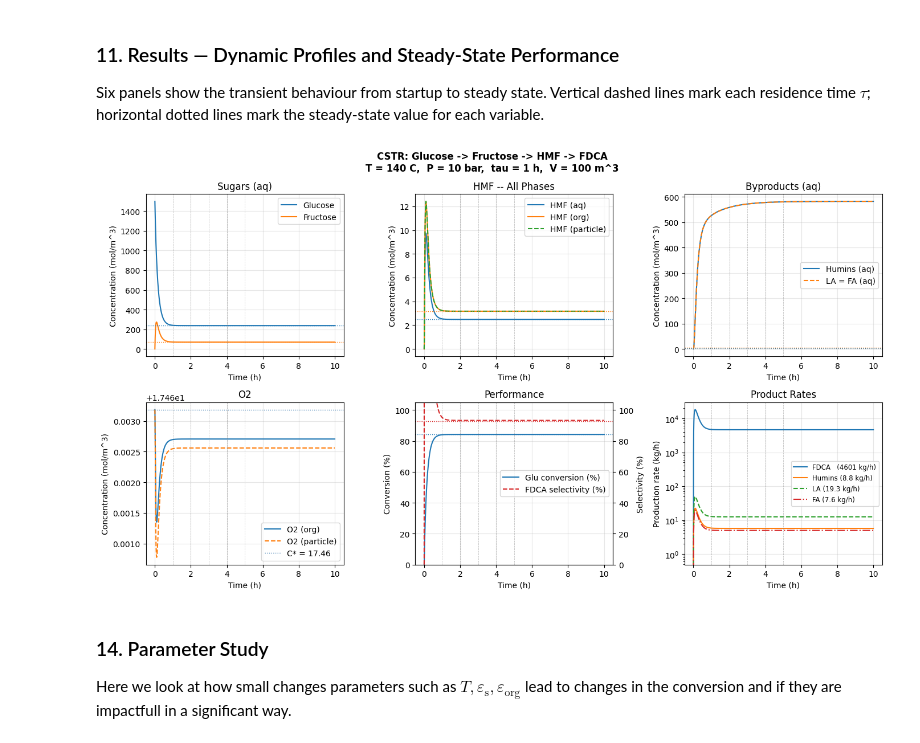
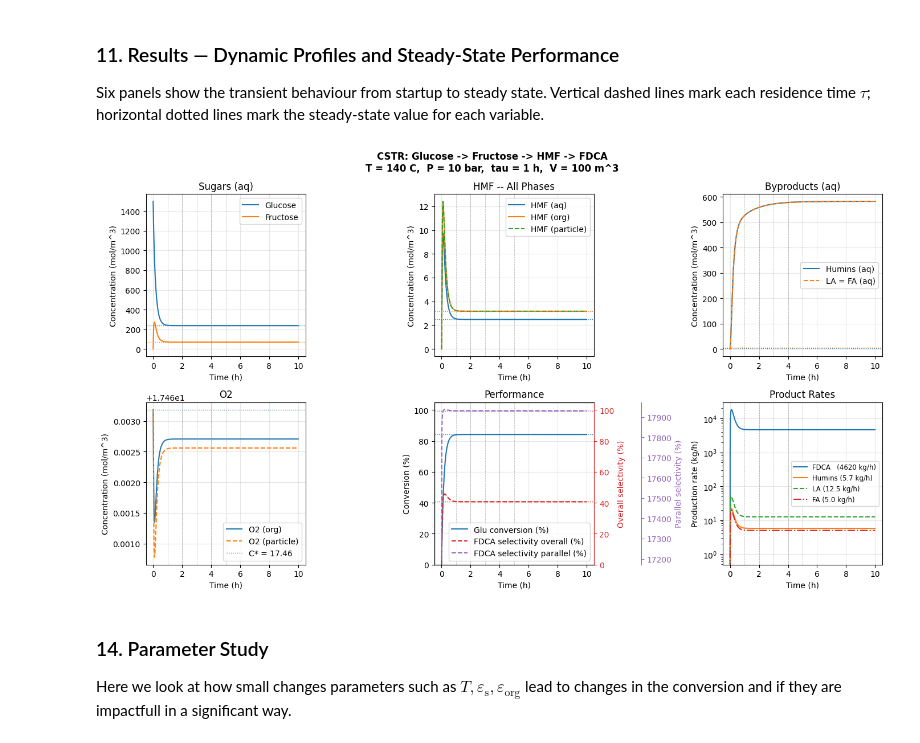
Before and after one commit to TorchSquarer/ACRE_final_assignment, a Jupyter notebook: CSTR_RDS_ODEs.ipynb, the cells around one changed output. Cells and saved outputs as stored; diff of their text form; code cells hidden in the pictures.

Commit message:
Finally, fixed the conversion and selectivity. No more touching it

```diff
--- a/CSTR_RDS_ODEs.ipynb
+++ b/CSTR_RDS_ODEs.ipynb
@@ -567,7 +567,7 @@ def conversion(initial,remaining):
     return 1 - remaining / initial
 
 def selectivity(r_desired, *r_undesired):
-    sum_of_R_u = np.sum([rate for rate in r_undesired])
+    sum_of_R_u = np.sum([rate for rate in r_undesired], axis=0)
     return r_desired / sum_of_R_u
 
 
@@ -658,55 +658,79 @@ ax.legend(); ax.grid(alpha=0.3); tau_lines(ax)
 ax = axes[0, 2]
 ax.plot(t_h, y_plot[7],          label='Humins (aq)')
 ax.plot(t_h, y_plot[8], ls='--', label='LA = FA (aq)')
 ax.axhline(Hum_ss, color='C0', ls=':', lw=1)
 ax.axhline(LA_ss,  color='C1', ls=':', lw=1)
 ax.set(xlabel='Time (h)', ylabel='Concentration (mol/m^3)', title='Byproducts (aq)')
 ax.legend(); ax.grid(alpha=0.3); tau_lines(ax)
 
 # Panel 4 -- O2
 ax = axes[1, 0]
 ax.plot(t_h, y_plot[5],          label='O2 (org)')
 ax.plot(t_h, y_plot[6], ls='--', label='O2 (particle)')
 ax.axhline(C_O2_sat, color='steelblue', ls=':', lw=1, label=f'C* = {C_O2_sat:.2f}')
 ax.set(xlabel='Time (h)', ylabel='Concentration (mol/m^3)', title='O2')
 ax.legend(); ax.grid(alpha=0.3); tau_lines(ax)
 
 # Panel 5 -- Conversion and FDCA selectivity
+X_t = conversion(C_Glu_feed, y_plot[0]) * 100
+
+r1_t = k1 * y_plot[0] * V_aq
+r2_t = k2 * y_plot[1] * V_aq
+r3_t = k3 * y_plot[1] * V_aq
+r4_t = k4 * y_plot[2] * V_aq
+r5_t = k5 * y_plot[2] * V_aq
+r6_t = k6 * eta * y_plot[4] * y_plot[6] * V_p
+
+denom_ov  = r1_t + r2_t + r3_t + r4_t + r5_t
+denom_par = r4_t + r5_t
+with np.errstate(invalid='ignore', divide='ignore'):
+    S_t_ov  = np.where(denom_ov  > 0, selectivity(r6_t, r1_t, r2_t, r3_t, r4_t, r5_t) * 100, np.nan)
+    S_t_par = np.where(denom_par > 0, selectivity(r6_t, r4_t, r5_t) * 100,                    np.nan)
+
 ax  = axes[1, 1]
 ax2 = ax.twinx()
-X_t = (C_Glu_feed - y_plot[0]) / C_Glu_feed * 100
-r6_t = k6 * eta * np.maximum(y_plot[4], 0) * np.maximum(y_plot[6], 0)
-F_Glu_rxd_t = F_aq * (C_Glu_feed - y_plot[0])
-with np.errstate(invalid='ignore', divide='ignore'):
-    S_t = np.where(F_Glu_rxd_t > 0.01, r6_t*V_p/F_Glu_rxd_t*100, 0)
-l1, = ax.plot(t_h, X_t, 'C0',          label='Glu conversion (%)')
-l2, = ax2.plot(t_h, S_t,'C3', ls='--', label='FDCA selectivity (%)')
-ax.axhline(X_Glu*100,   color='C0', ls=':', lw=1)
-ax2.axhline(S_FDCA*100, color='C3', ls=':', lw=1)
-ax.set(xlabel='Time (h)', ylabel='Conversion (%)', ylim=(0,105), title='Performance')
-ax2.set_ylabel('Selectivity (%)'); ax2.set_ylim(0, 105)
-ax.legend([l1, l2], [l.get_label() for l in [l1, l2]], loc='center right')
+ax3 = ax.twinx()
+ax3.spines['right'].set_position(('outward', 60))
+
+l1, = ax.plot(t_h, X_t,      'C0', label='Glu conversion (%)')
+l2, = ax2.plot(t_h, S_t_ov,  'C3', ls='--', label='FDCA selectivity overall (%)')
+l3, = ax3.plot(t_h, S_t_par, 'C4', ls='--', label='FDCA selectivity parallel (%)')
+ax.axhline(X_Glu*100,       color='C0', ls=':', lw=1)
+ax2.axhline(S_FDCA_ov*100,  color='C3', ls=':', lw=1)
+ax3.axhline(S_FDCA_par*100, color='C4', ls=':', lw=1)
+
+ax2.yaxis.label.set_color('C3')
+ax2.tick_params(axis='y', colors='C3')
+ax2.spines['right'].set_color('C3')
+ax3.yaxis.label.set_color('C4')
+ax3.tick_params(axis='y', colors='C4')
+ax3.spines['right'].set_color('C4')
+
+ax.set(xlabel='Time (h)', ylabel='Conversion (%)', ylim=(0, 105), title='Performance')
+ax2.set_ylabel('Overall selectivity (%)');  ax2.set_ylim(0, 105)
+ax3.set_ylabel('Parallel selectivity (%)');
+ax.legend([l1, l2, l3], [l.get_label() for l in [l1, l2, l3]], loc='best')
 ax.grid(alpha=0.3); tau_lines(ax)
 
 # Panel 6 -- Product rates (log scale)
+FDCA_t   = r6_t * 3600 * MW_FDCA/1000
+Humins_t = r4_t * 3600 * MW_Hum/1000
+LA_t     = r5_t * 3600 * MW_LA/1000
+FA_t     = r5_t * 3600 * MW_FA/1000
+
 ax = axes[1, 2]
-r6_t_here = k6*eta*np.maximum(y_plot[4],0)*np.maximum(y_plot[6],0)
-FDCA_t   = r6_t_here * V_p * 3600 * MW_FDCA/1000
-Humins_t = k4 * np.maximum(y_plot[2],0) * V_aq * 3600 * MW_Hum/1000
-LA_t     = k5 * np.maximum(y_plot[2],0) * V_aq * 3600 * MW_LA/1000
-FA_t     = k5 * np.maximum(y_plot[2],0) * V_aq * 3600 * MW_FA/1000
-ax.plot(t_h, FDCA_t,   label=f'FDCA   ({F_FDCA*MW_FDCA/1000*3600:.0f} kg/h)')
-ax.plot(t_h, Humins_t, label=f'Humins ({F_Hum*MW_Hum/1000*3600:.1f} kg/h)')
-ax.plot(t_h, LA_t,     ls='--', label=f'LA ({F_LA*MW_LA/1000*3600:.1f} kg/h)')
-ax.plot(t_h, FA_t,     ls='-.', label=f'FA ({F_FA*MW_FA/1000*3600:.1f} kg/h)')
+ax.plot(t_h, FDCA_t,   label=f'FDCA   ({r6_ss*MW_FDCA/1000*3600:.0f} kg/h)')
+ax.plot(t_h, Humins_t, label=f'Humins ({r4_ss*MW_Hum/1000*3600:.1f} kg/h)')
+ax.plot(t_h, LA_t,     ls='--', label=f'LA ({r5_ss*MW_LA/1000*3600:.1f} kg/h)')
+ax.plot(t_h, FA_t,     ls='-.', label=f'FA ({r5_ss*MW_FA/1000*3600:.1f} kg/h)')
 ax.set_yscale('log')
 ax.set(xlabel='Time (h)', ylabel='Production rate (kg/h)', title='Product Rates')
 ax.legend(fontsize=8.5); ax.grid(alpha=0.3); tau_lines(ax)
 
 plt.tight_layout()
 plt.show()
 # %% [output]
-[figure, old version]
+[figure, new version]
 # %% [markdown]
 ### 14. Parameter Study
 Here we look at how small changes parameters such as $T, \varepsilon_\text{s}, \varepsilon_\text{org}$ lead to changes in the conversion and if they are impactfull in a significant way.
```
